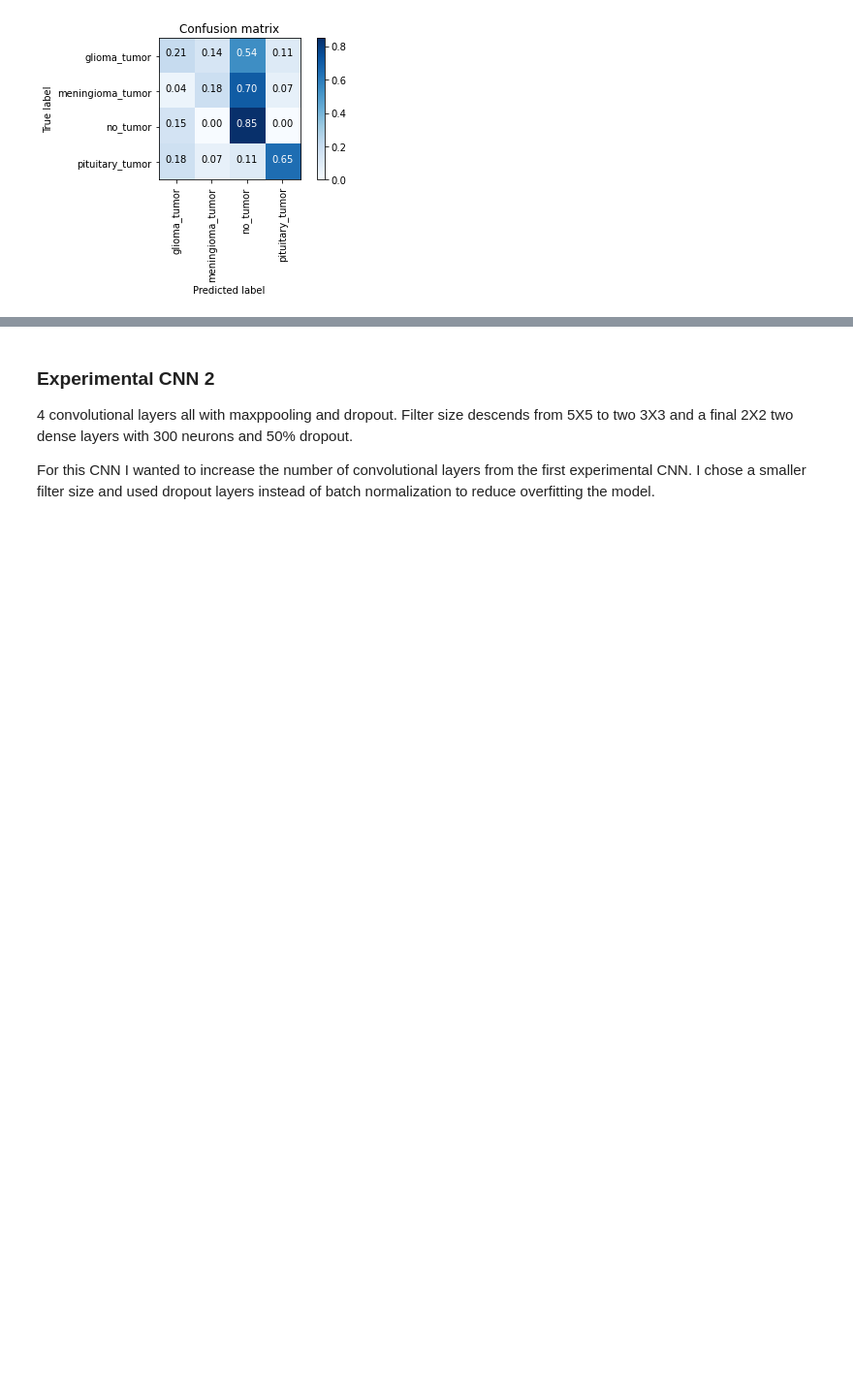
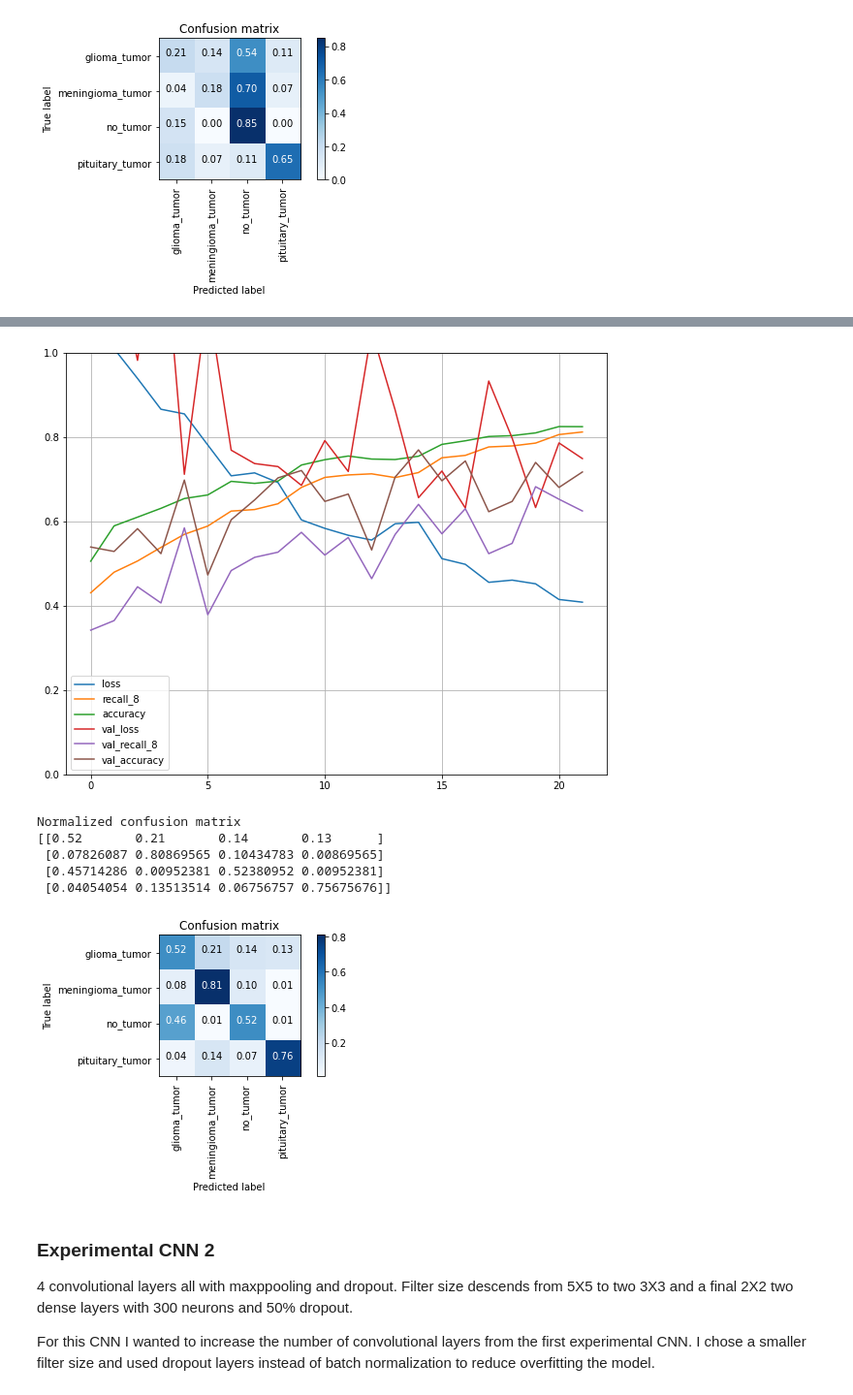
Before and after one commit to Jacobheyman702/Brain_tumor_classifer, a Jupyter notebook: MRI_Image_CNN's.ipynb, the cells around one changed output, grey strips where cells are left out. Shown at 97% size. Cells and saved outputs as stored; diff of their text form; code cells hidden in the pictures; blank space fills up the shorter version.

Commit message:
new model tests

```diff
--- a/MRI_Image_CNN's.ipynb
+++ b/MRI_Image_CNN's.ipynb
@@ -1250,3 +1379,22 @@ Normalized confusion matrix
+# %%
+history_baseline_df = pd.DataFrame(alex_zca_history.history)
+history_baseline_df.plot(figsize=(10,8))
+plt.grid(True)
+plt.gca().set_ylim(0,1)
+plt.show()
+
+y_pred = alex_zca.predict_classes(test_images)
+
+confusion = confusion_matrix(test_labels.argmax(axis=1),y_pred)
+plot_confusion_matrix(confusion,data_test.class_indices, normalize=True)
+# %% [output]
+[figure, added]
+Normalized confusion matrix
+[[0.52       0.21       0.14       0.13      ]
+ [0.07826087 0.80869565 0.10434783 0.00869565]
+ [0.45714286 0.00952381 0.52380952 0.00952381]
+ [0.04054054 0.13513514 0.06756757 0.75675676]]
+[figure, added]
 # %% [markdown]
 ### Experimental CNN 2
 4 convolutional layers all with maxppooling and dropout.  Filter size descends from 5X5 to two 3X3 and a final 2X2
```
Also changed, not shown: parts of 7 cells of this notebook.
